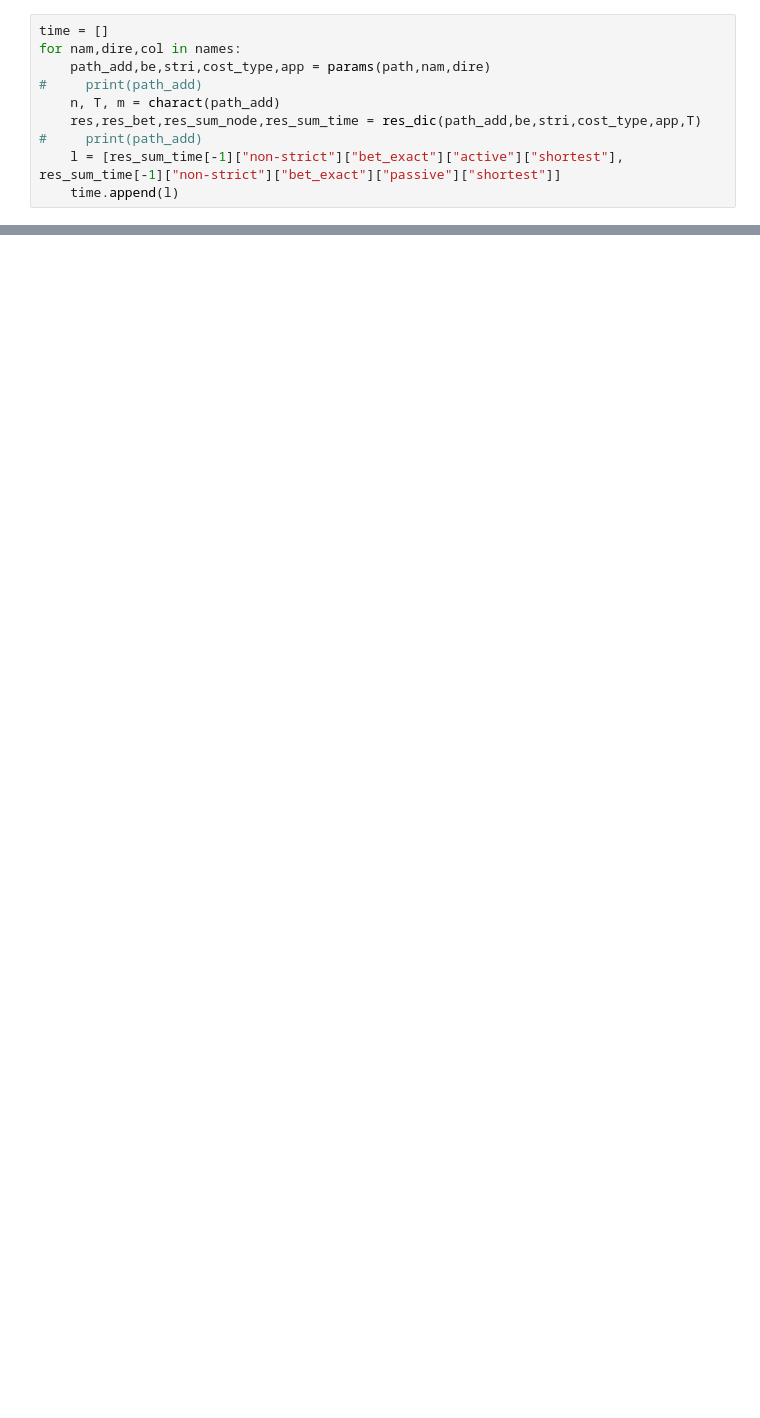
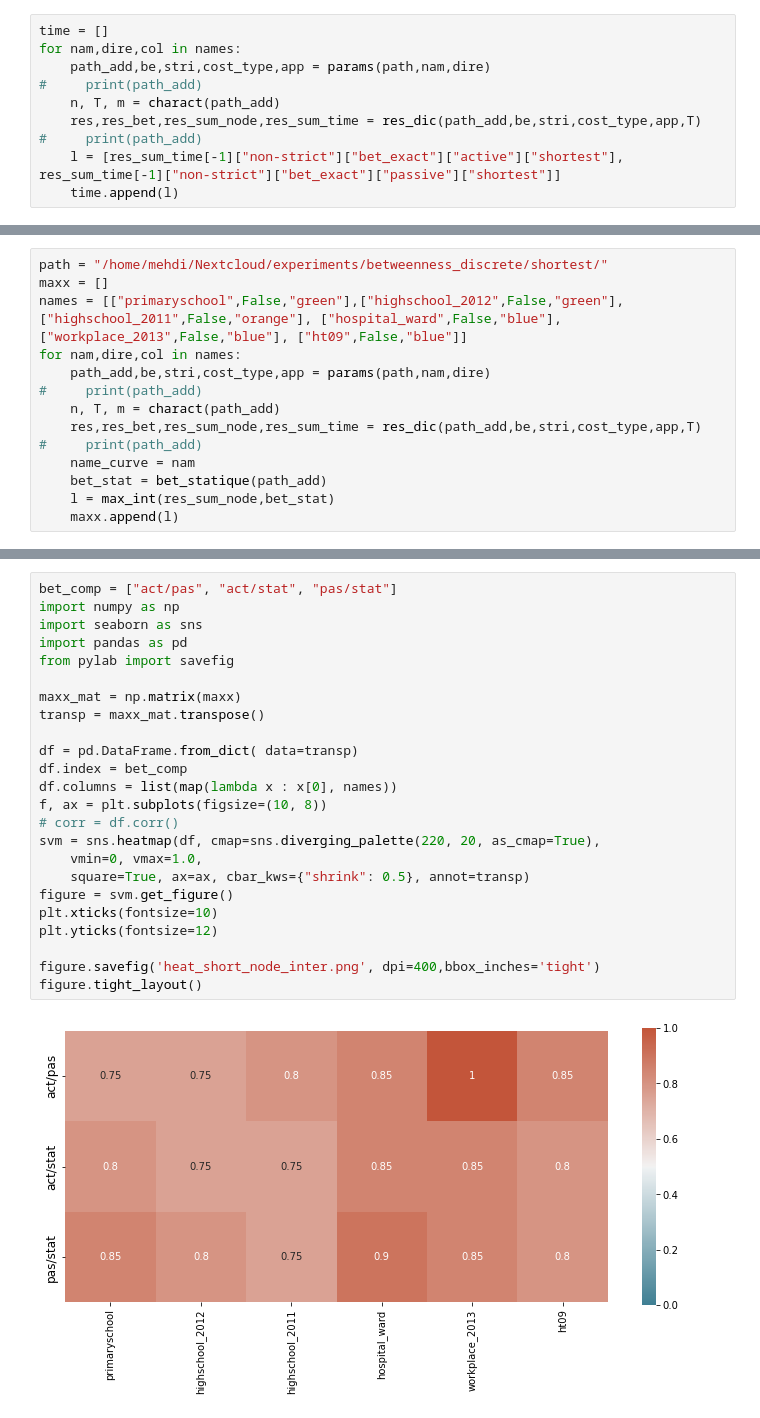
Before and after one commit to busyweaver/code_temporal_betweenness_, a Jupyter notebook: src/approx_new_shortest.ipynb, the cells around one changed output, grey strips where cells are left out. Drawn from its saved outputs; the diff is of its cells as text; blank space fills up the shorter version.

```diff
--- a/src/approx_new_shortest.ipynb
+++ b/src/approx_new_shortest.ipynb
@@ -272,0 +291,14 @@ ht09 & $113$ & $5246$ & $20818$ & $45.73$ & $55.94$ & $61.30$ & $0.203$\\
+# %%
+path = "/home/mehdi/Nextcloud/experiments/betweenness_discrete/shortest/"
+maxx = []
+names = [["primaryschool",False,"green"],["highschool_2012",False,"green"], ["highschool_2011",False,"orange"], ["hospital_ward",False,"blue"], ["workplace_2013",False,"blue"], ["ht09",False,"blue"]]
+for nam,dire,col in names:
+    path_add,be,stri,cost_type,app = params(path,nam,dire)
+#     print(path_add)
+    n, T, m = charact(path_add)
+    res,res_bet,res_sum_node,res_sum_time = res_dic(path_add,be,stri,cost_type,app,T)
+#     print(path_add)
+    name_curve = nam
+    bet_stat = bet_statique(path_add)
+    l = max_int(res_sum_node,bet_stat)
+    maxx.append(l)
@@ -272,0 +314,26 @@ ht09 & $113$ & $5246$ & $20818$ & $45.73$ & $55.94$ & $61.30$ & $0.203$\\
+# %%
+bet_comp = ["act/pas", "act/stat", "pas/stat"]
+import numpy as np
+import seaborn as sns
+import pandas as pd
+from pylab import savefig
+
+maxx_mat = np.matrix(maxx)
+transp = maxx_mat.transpose()
+
+df = pd.DataFrame.from_dict( data=transp)
+df.index = bet_comp
+df.columns = list(map(lambda x : x[0], names))
+f, ax = plt.subplots(figsize=(10, 8))
+# corr = df.corr()
+svm = sns.heatmap(df, cmap=sns.diverging_palette(220, 20, as_cmap=True),
+    vmin=0, vmax=1.0,
+    square=True, ax=ax, cbar_kws={"shrink": 0.5}, annot=transp)
+figure = svm.get_figure()
+plt.xticks(fontsize=10)
+plt.yticks(fontsize=12)
+
+figure.savefig('heat_short_node_inter.png', dpi=400,bbox_inches='tight')
+figure.tight_layout()
+# %% [output]
+[figure, added]
```
Also changed, not shown: parts of 7 cells of this notebook, 5 other files.
